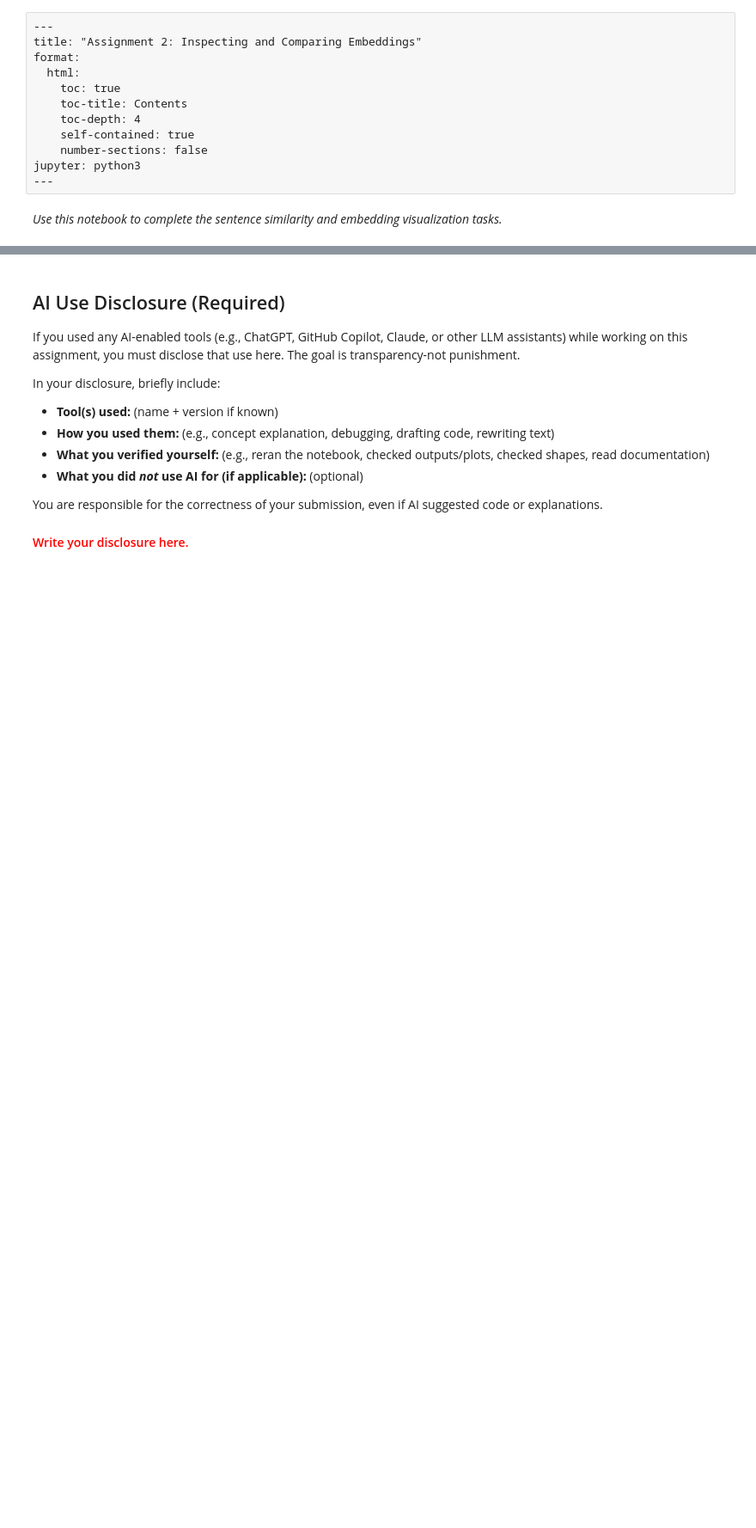
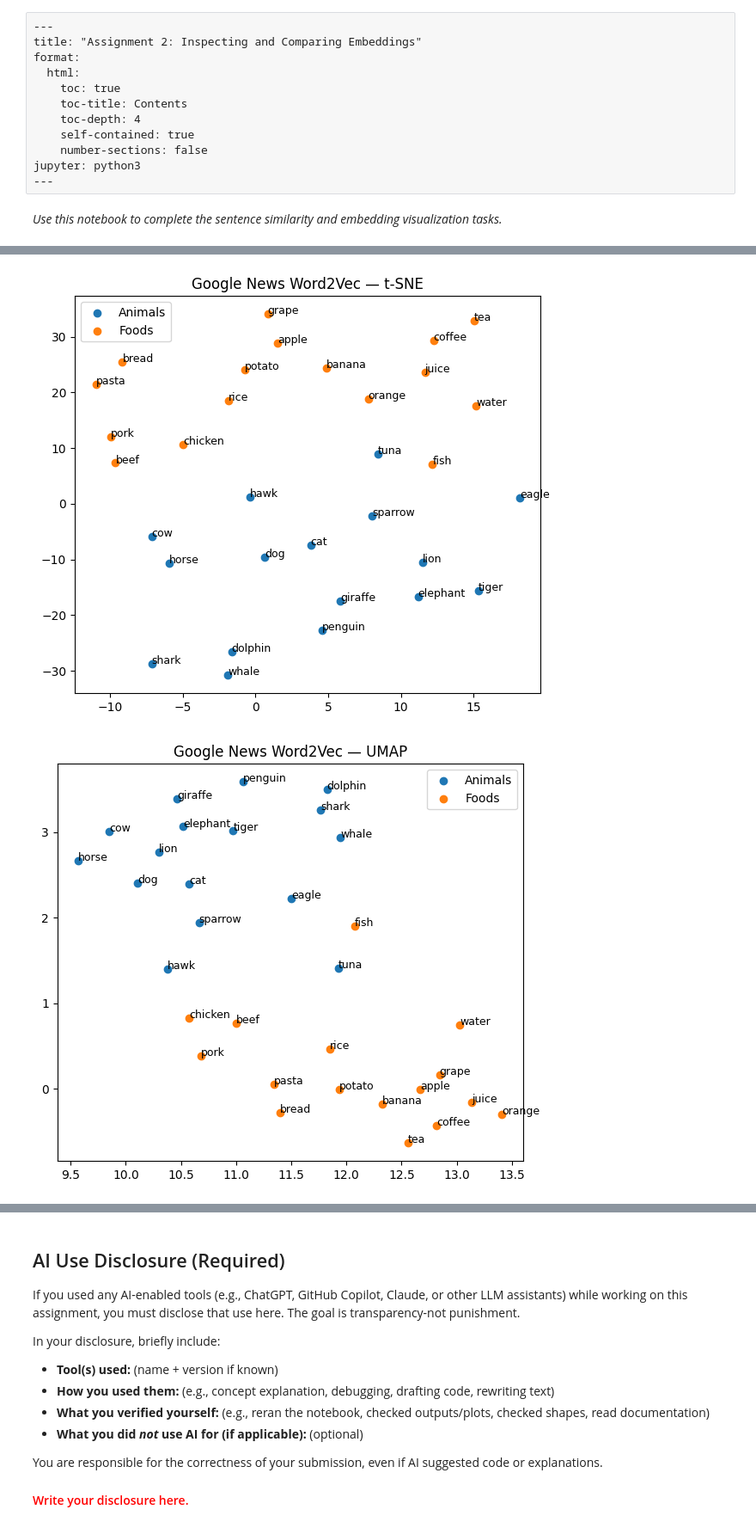
Before and after one commit to Anushka-De/stat359, a Jupyter notebook: student/Assignment_2/inspect_embeddings.ipynb, the cells around one changed output, grey strips where cells are left out. Shown at 86% size. Cells and saved outputs as stored; diff of their text form; code cells hidden in the pictures; blank space fills up the shorter version.

```diff
--- a/student/Assignment_2/inspect_embeddings.ipynb
+++ b/student/Assignment_2/inspect_embeddings.ipynb
@@ -64,0 +349,21 @@ FileNotFoundError: [Errno 2] No such file or directory: 'word2vec_embeddings.pkl
+# %%
+import gensim
+gn = gensim.models.keyedvectors.KeyedVectors.load(
+    "word2vec-google-news-300.model",
+    mmap="r"
+)
+X_a, y_a, l_a = collect_vectors_kv(animals, gn, 0)
+X_f, y_f, l_f = collect_vectors_kv(foods, gn, 1)
+
+X = X_a + X_f
+y = y_a + y_f
+labels = l_a + l_f
+
+X_tsne = run_tsne(X)
+plot_2d(X_tsne, y, labels, "Google News Word2Vec — t-SNE")
+
+X_umap = run_umap(X)
+plot_2d(X_umap, y, labels, "Google News Word2Vec — UMAP")
+# %% [output]
+[figure, added]
+[figure, added]
```
Also changed, not shown: parts of 21 cells of this notebook.
